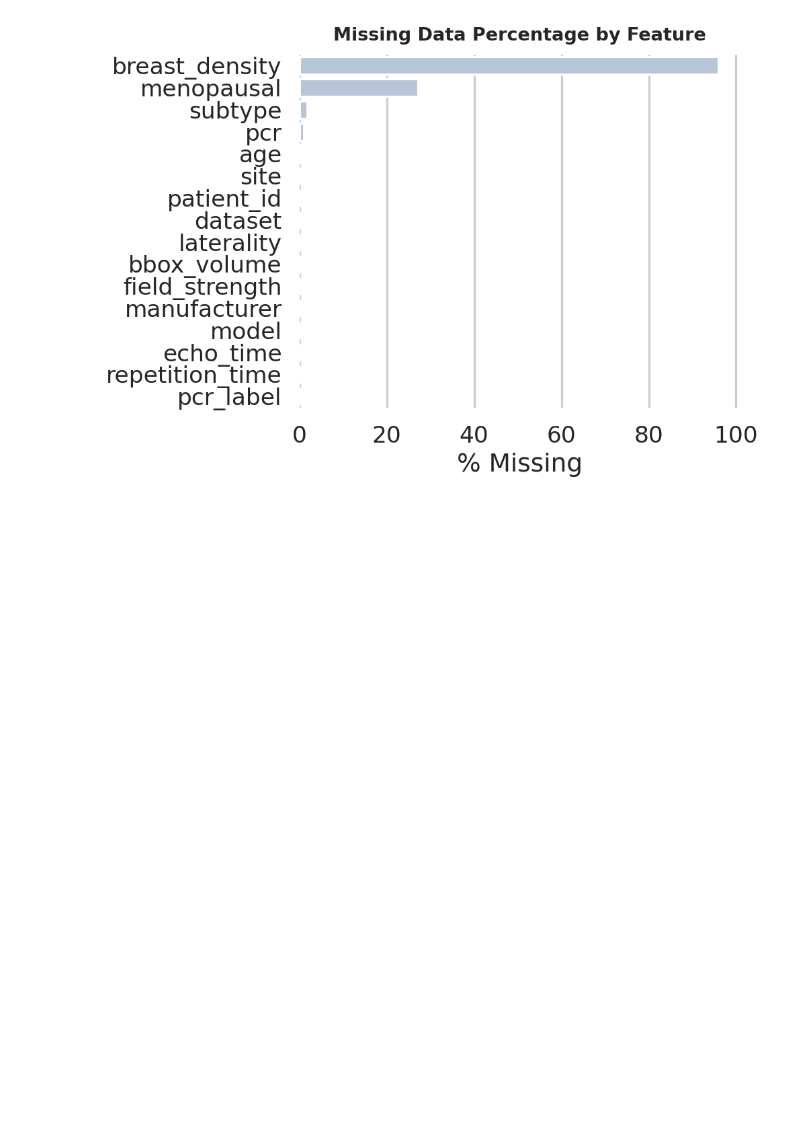
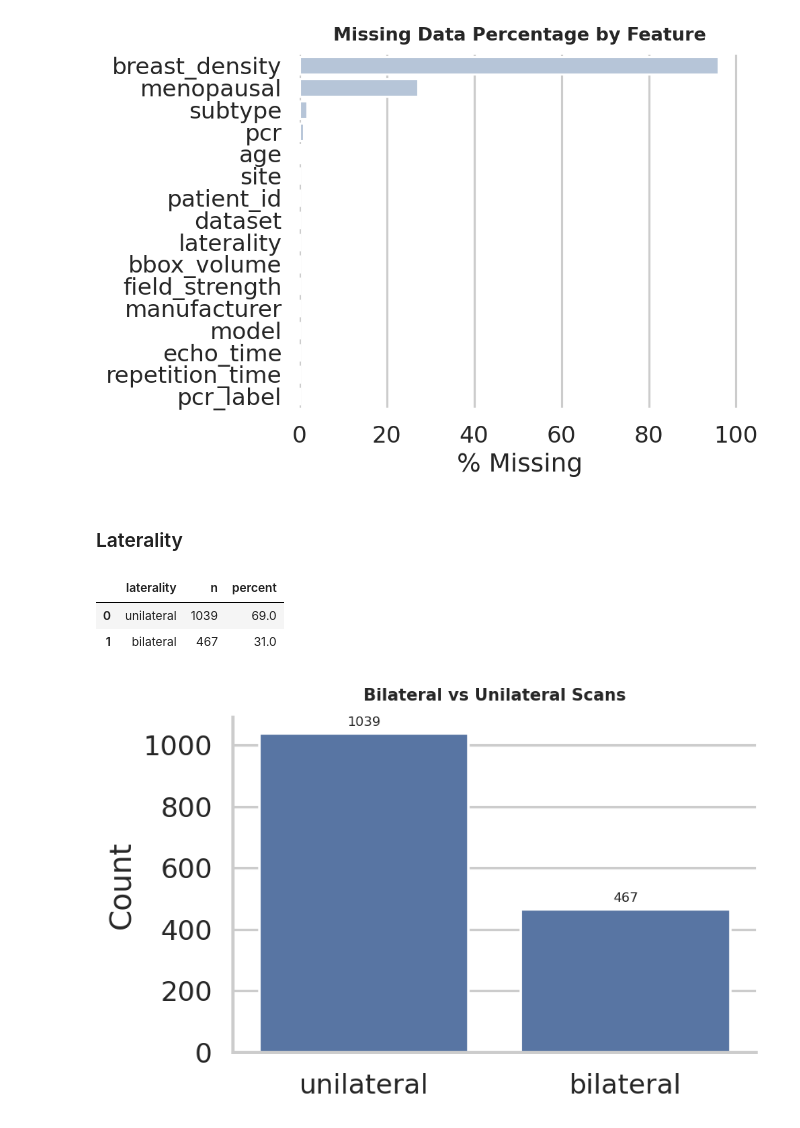
Before and after one commit to dsi-clinic/vanguard, a Jupyter notebook: Clinical and Imaging Exploration/exploration.ipynb, the cells around one changed output. Drawn from its saved outputs; the diff is of its cells as text; code cells hidden in the pictures; blank space fills up the shorter version.

Commit message:
Changes to pCR by Laterality

```diff
--- a/Clinical and Imaging Exploration/exploration.ipynb
+++ b/Clinical and Imaging Exploration/exploration.ipynb
@@ -573,3 +506,36 @@ savetables(missing_summary, f"{OUT_DIR}/tables/missing_summary.csv")
 | 14 | repetition_time | 0.0 |
 | 15 | pcr_label | 0.0 |
 [figure]
+# %% [markdown]
+### Laterality
+# %%
+lat_counts = (
+    meta_df["laterality"]
+    .value_counts(dropna=False)
+    .rename_axis("laterality")
+    .reset_index(name="n")
+)
+
+lat_counts["percent"] = (lat_counts["n"] / len(meta_df) * 100).round(1)
+
+display(lat_counts)
+savetables(lat_counts, f"{OUT_DIR}/tables/laterality_counts.csv")
+
+# Bar plot (counts)
+fig, ax = plt.subplots(figsize=(6, 4))
+sns.barplot(data=lat_counts, x="laterality", y="n", color="#4B72B0", ax=ax,
+            order=["unilateral", "bilateral"])
+ax.set_title("Bilateral vs Unilateral Scans", fontsize=10, weight="bold", pad=10)
+ax.set_xlabel(""); ax.set_ylabel("Count")
+for c in ax.containers:
+    ax.bar_label(c, fmt="%d", padding=3, fontsize=8)
+sns.despine(ax=ax)
+fig.tight_layout()
+fig.savefig(f"{OUT_DIR}/figs/laterality_counts.png", bbox_inches="tight", dpi=200)
+plt.show()
+plt.close(fig)
+# %% [output]
+|  | laterality | n | percent |
+| 0 | unilateral | 1039 | 69.0 |
+| 1 | bilateral | 467 | 31.0 |
+[figure, added]
```
Also changed, not shown: parts of 6 cells of this notebook, 3 other files.
